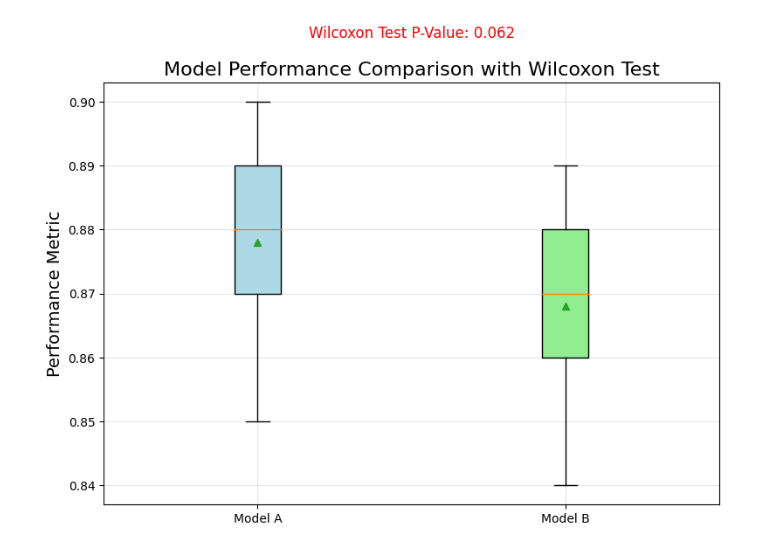
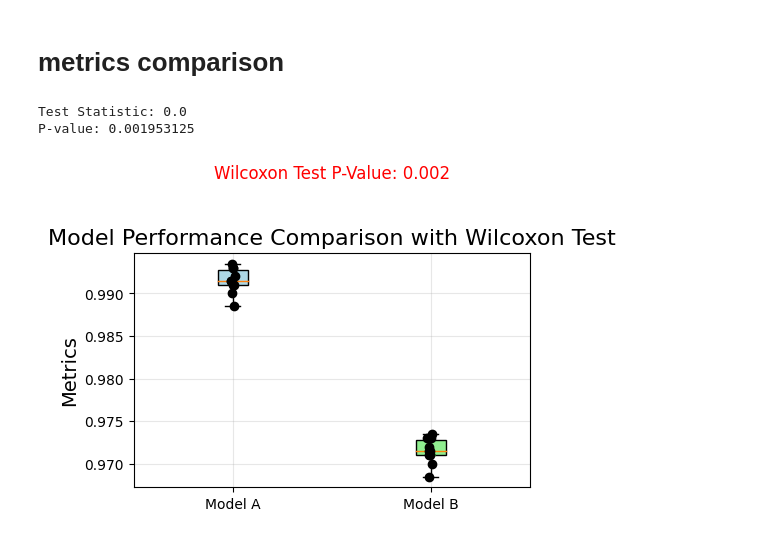
Before and after one commit to agurianova/rolling-in-the-deep, a Jupyter notebook: notebooks/results.ipynb, the cells around one changed output. Saved outputs shown, nothing was run; the diff lists cells and outputs as text; code cells hidden in the pictures.

```diff
--- a/notebooks/results.ipynb
+++ b/notebooks/results.ipynb
@@ -75,41 +78,40 @@ plt.show()
+# %% [markdown]
+# metrics comparison
+# %%
+# remove 0.02
+metrics1 = [fold['epochs'][-1]['validation']['accuracy'] for fold in data['folds']]
+metrics2 = [fold['epochs'][-1]['validation']['accuracy']-0.02 for fold in data['folds']]
+# %%
+stat, p = wilcoxon(metrics1, metrics2)
+
+print(f"Test Statistic: {stat}")
+print(f"P-value: {p}")
+# %% [output]
+Test Statistic: 0.0
+P-value: 0.001953125
 # %%
-import numpy as np
-import matplotlib.pyplot as plt
-from scipy.stats import wilcoxon
+plt.figure(figsize=(5, 4))
 
-# Example data
-performance_A = [0.85, 0.88, 0.89, 0.87, 0.90]  # Model A performance
-performance_B = [0.84, 0.87, 0.88, 0.86, 0.89]  # Model B performance
-
-# Perform the Wilcoxon Signed-Rank Test
-stat, p_value = wilcoxon(performance_A, performance_B)
-
-# Create the boxplot
-plt.figure(figsize=(8, 6))
-data = [performance_A, performance_B]
+metrics_list = [metrics1, metrics2]
 labels = ['Model A', 'Model B']
 
-# Boxplot
-box = plt.boxplot(data, labels=labels, patch_artist=True, showmeans=True)
+box = plt.boxplot(metrics_list, labels=labels, patch_artist=True, showmeans=True)
 
-# Customize boxplot appearance
 colors = ['lightblue', 'lightgreen']
 for patch, color in zip(box['boxes'], colors):
     patch.set_facecolor(color)
 
-# Add p-value annotation
-y_max = max(max(performance_A), max(performance_B)) + 0.01
-plt.text(1.5, y_max, f'Wilcoxon Test P-Value: {p_value:.3f}', fontsize=12, ha='center', color='red')
+jitter = 0.01  # Small random noise to spread points
+for i, metrics in enumerate(metrics_list):
+    x = np.random.normal(i + 1, jitter, size=len(metrics))  # Jittered x positions
+    plt.scatter(x, metrics, color='black', alpha=1, zorder=3, label='Fold Performance' if i == 0 else None)
 
-# Add labels and title
-plt.ylabel('Performance Metric', fontsize=14)
+y_max = max(max(metrics1), max(metrics2)) + 0.01
+plt.text(1.5, y_max, f'Wilcoxon Test P-Value: {p:.3f}', fontsize=12, ha='center', color='red')
+plt.ylabel('Metrics', fontsize=14)
 plt.title('Model Performance Comparison with Wilcoxon Test', fontsize=16)
-
-# Add grid
 plt.grid(alpha=0.3)
-
-# Show the plot
 plt.tight_layout()
 plt.show()
 # %% [output]
-[figure, old version]
+[figure, new version]
```
Also changed, not shown: parts of 10 cells of this notebook.
